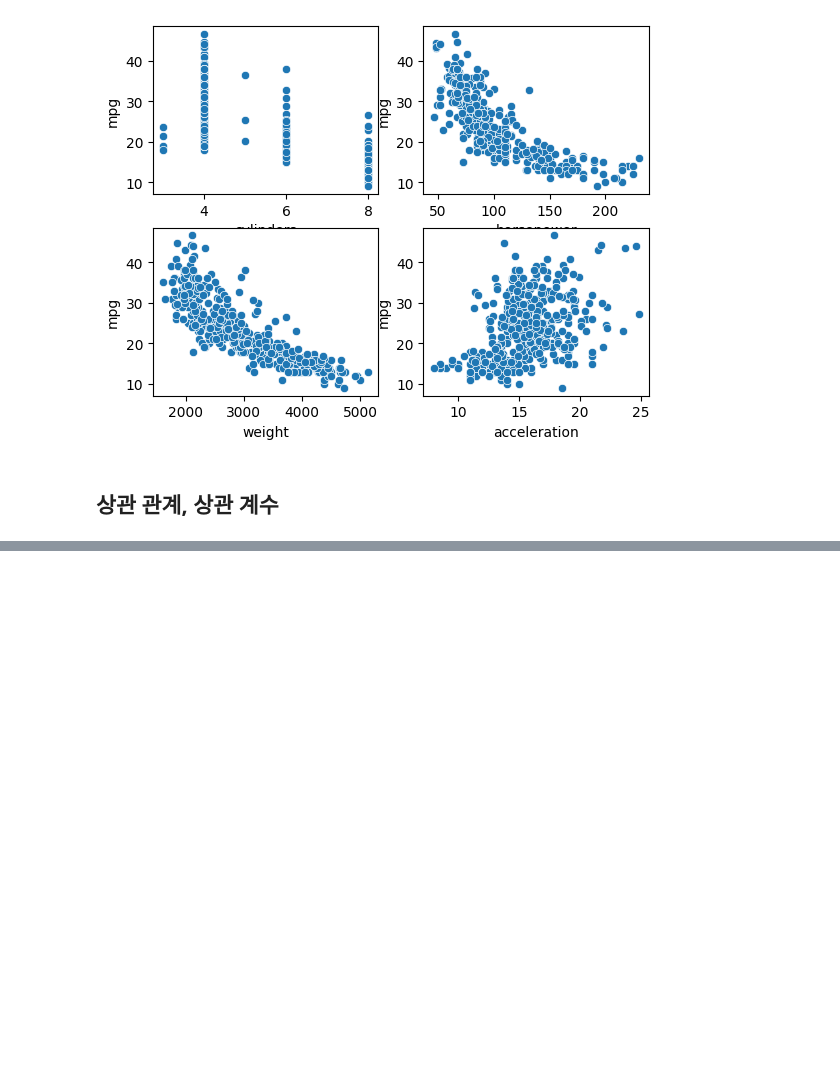
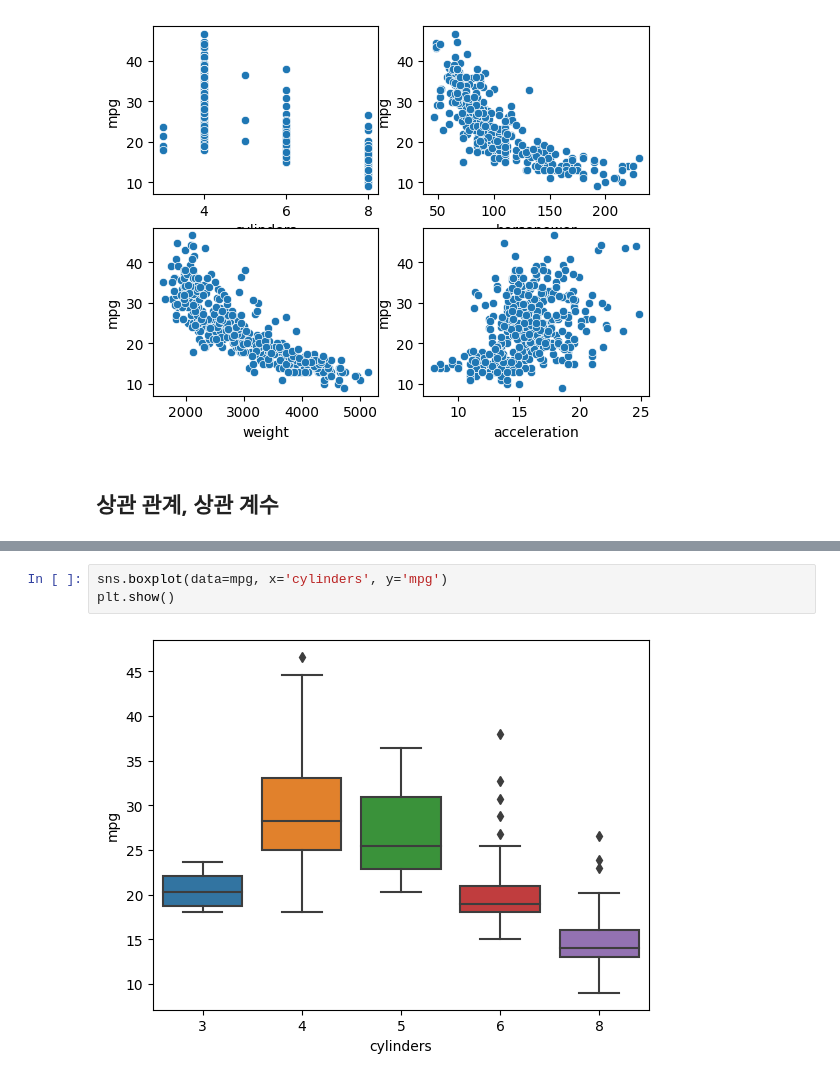
Before and after one commit to baesaa0304/StudyIT, a Jupyter notebook: py18_mpg.ipynb, the cells around one changed output, grey strips where cells are left out. Saved outputs shown, nothing was run; the diff lists cells and outputs as text; blank space fills up the shorter version.

```diff
--- a/py18_mpg.ipynb
+++ b/py18_mpg.ipynb
@@ -167,0 +211,5 @@ plt.show()
+# %%
+sns.boxplot(data=mpg, x='cylinders', y='mpg')
+plt.show()
+# %% [output]
+[figure, added]
```
Also changed, not shown: parts of 11 cells of this notebook.
